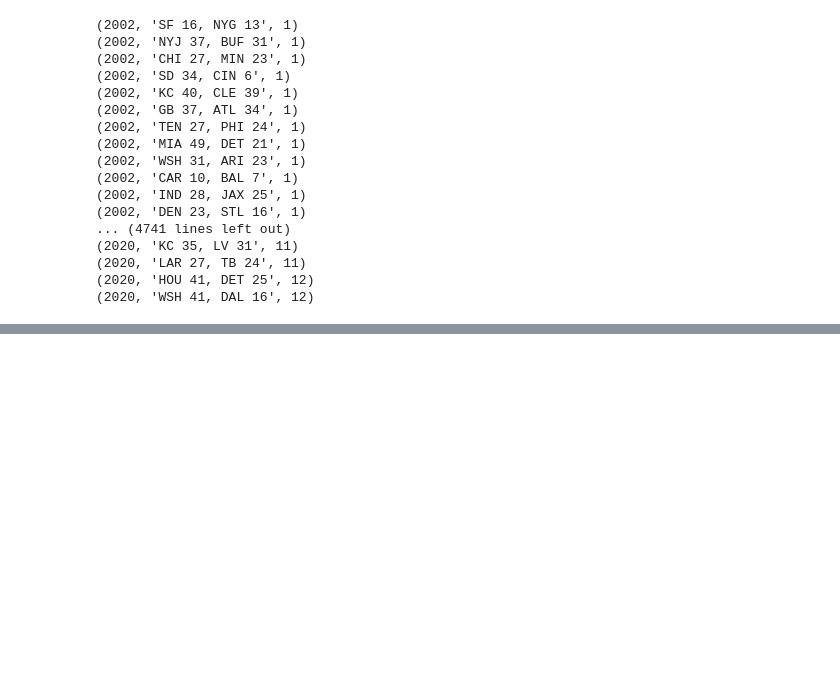
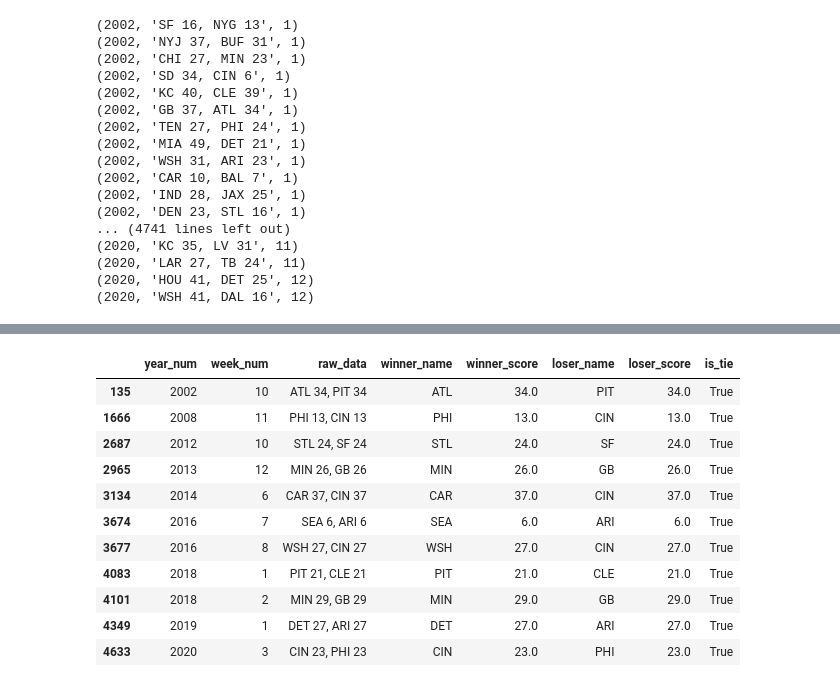
Before and after one commit to eonofrey/nfl_elo, a Jupyter notebook: nfl_elos.ipynb, the cells around one changed output, grey strips where cells are left out. Cells and saved outputs as stored; diff of their text form; code cells hidden in the pictures; blank space fills up the shorter version.

```diff
--- a/nfl_elos.ipynb
+++ b/nfl_elos.ipynb
@@ -110,0 +113,4 @@ df[(df.winner_name == 'KC') | (df.loser_name == 'KC')]
+# %%
+df['is_tie'] = df.winner_score == df.loser_score
+
+df.head()
@@ -110,0 +124,6 @@ df[(df.winner_name == 'KC') | (df.loser_name == 'KC')]
+# %%
+# Change Types
+df['winner_score'] = pd.to_numeric(df['winner_score'])
+df['loser_score'] = pd.to_numeric(df['loser_score'])
+
+df.dtypes
@@ -110,0 +140,15 @@ df[(df.winner_name == 'KC') | (df.loser_name == 'KC')]
+# %%
+df[df.is_tie]
+# %% [output]
+|  | year_num | week_num | raw_data | winner_name | winner_score | loser_name | loser_score | is_tie |
+| 135 | 2002 | 10 | ATL 34, PIT 34 | ATL | 34.0 | PIT | 34.0 | True |
+| 1666 | 2008 | 11 | PHI 13, CIN 13 | PHI | 13.0 | CIN | 13.0 | True |
+| 2687 | 2012 | 10 | STL 24, SF 24 | STL | 24.0 | SF | 24.0 | True |
+| 2965 | 2013 | 12 | MIN 26, GB 26 | MIN | 26.0 | GB | 26.0 | True |
+| 3134 | 2014 | 6 | CAR 37, CIN 37 | CAR | 37.0 | CIN | 37.0 | True |
+| 3674 | 2016 | 7 | SEA 6, ARI 6 | SEA | 6.0 | ARI | 6.0 | True |
+| 3677 | 2016 | 8 | WSH 27, CIN 27 | WSH | 27.0 | CIN | 27.0 | True |
+| 4083 | 2018 | 1 | PIT 21, CLE 21 | PIT | 21.0 | CLE | 21.0 | True |
+| 4101 | 2018 | 2 | MIN 29, GB 29 | MIN | 29.0 | GB | 29.0 | True |
+| 4349 | 2019 | 1 | DET 27, ARI 27 | DET | 27.0 | ARI | 27.0 | True |
+| 4633 | 2020 | 3 | CIN 23, PHI 23 | CIN | 23.0 | PHI | 23.0 | True |
```
Also changed, not shown: parts of 6 cells of this notebook.
